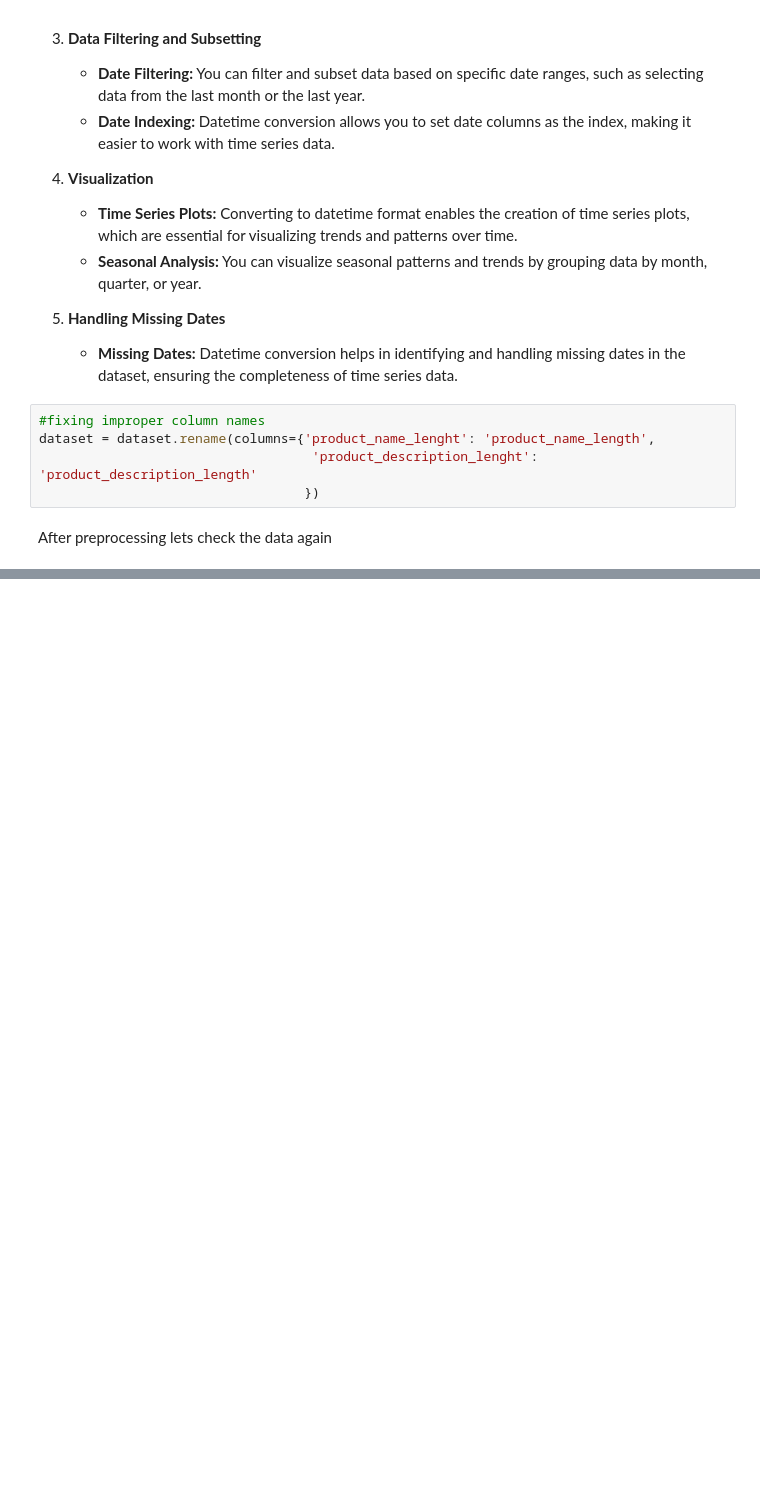
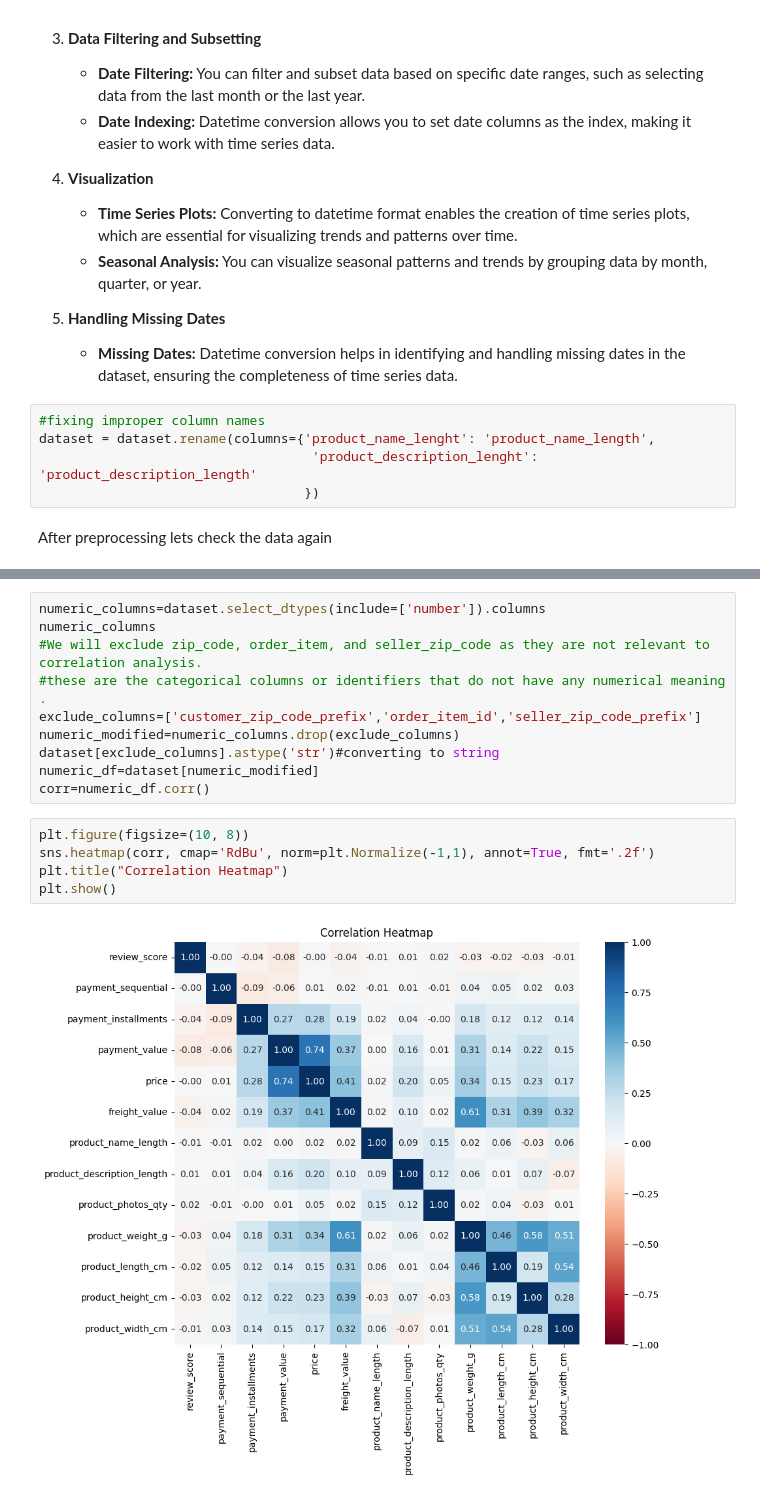
Before and after one commit to waiz2601/Brazilian-E-Commerce-Public-Dataset-by-Olist, a Jupyter notebook: eda.ipynb, the cells around one changed output, grey strips where cells are left out. Cells and saved outputs as stored; diff of their text form; blank space fills up the shorter version.

```diff
--- a/eda.ipynb
+++ b/eda.ipynb
@@ -223,0 +236,17 @@ Dataset Shape: (117329, 39)
+# %%
+numeric_columns=dataset.select_dtypes(include=['number']).columns
+numeric_columns
+#We will exclude zip_code, order_item, and seller_zip_code as they are not relevant to correlation analysis.
+#these are the categorical columns or identifiers that do not have any numerical meaning .
+exclude_columns=['customer_zip_code_prefix','order_item_id','seller_zip_code_prefix']
+numeric_modified=numeric_columns.drop(exclude_columns)
+dataset[exclude_columns].astype('str')#converting to string
+numeric_df=dataset[numeric_modified]
+corr=numeric_df.corr()
+# %%
+plt.figure(figsize=(10, 8))
+sns.heatmap(corr, cmap='RdBu', norm=plt.Normalize(-1,1), annot=True, fmt='.2f')
+plt.title("Correlation Heatmap")
+plt.show()
+# %% [output]
+[figure, added]
```
Also changed, not shown: parts of 15 cells of this notebook.
